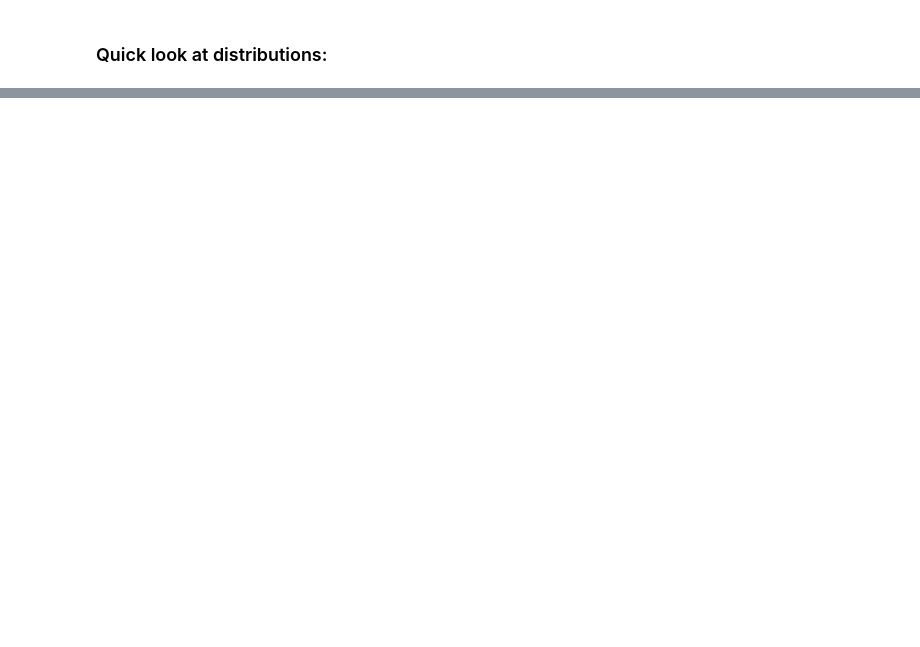
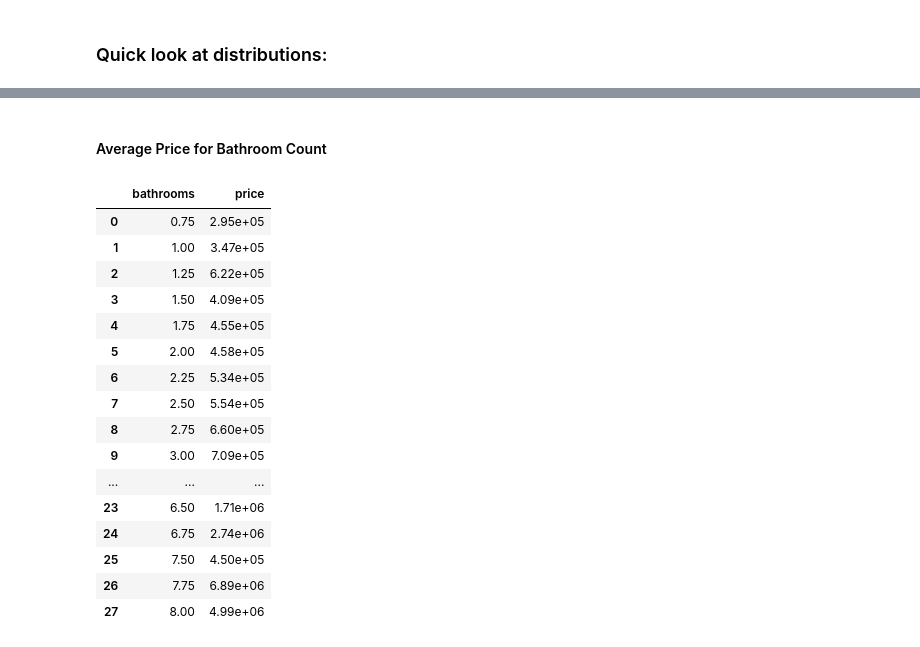
Before and after one commit to s566319/housing_price_proj, a Jupyter notebook: IngaMiller_HousingPrices.ipynb, the cells around one changed output, grey strips where cells are left out. Cells and saved outputs as stored; diff of their text form; code cells hidden in the pictures; blank space fills up the shorter version.

```diff
--- a/IngaMiller_HousingPrices.ipynb
+++ b/IngaMiller_HousingPrices.ipynb
@@ -190,0 +227,23 @@ ModuleNotFoundError: No module named 'sklearn'
+# %% [markdown]
+#### Average Price for Bathroom Count
+# %%
+bathroom_price = Housing.groupby('bathrooms')['price'].mean().reset_index()
+bathroom_price
+# %% [output]
+|  | bathrooms | price |
+| 0 | 0.75 | 2.95e+05 |
+| 1 | 1.00 | 3.47e+05 |
+| 2 | 1.25 | 6.22e+05 |
+| 3 | 1.50 | 4.09e+05 |
+| 4 | 1.75 | 4.55e+05 |
+| 5 | 2.00 | 4.58e+05 |
+| 6 | 2.25 | 5.34e+05 |
+| 7 | 2.50 | 5.54e+05 |
+| 8 | 2.75 | 6.60e+05 |
+| 9 | 3.00 | 7.09e+05 |
+| ... | ... | ... |
+| 23 | 6.50 | 1.71e+06 |
+| 24 | 6.75 | 2.74e+06 |
+| 25 | 7.50 | 4.50e+05 |
+| 26 | 7.75 | 6.89e+06 |
+| 27 | 8.00 | 4.99e+06 |
```
Also changed, not shown: parts of 38 cells of this notebook.
